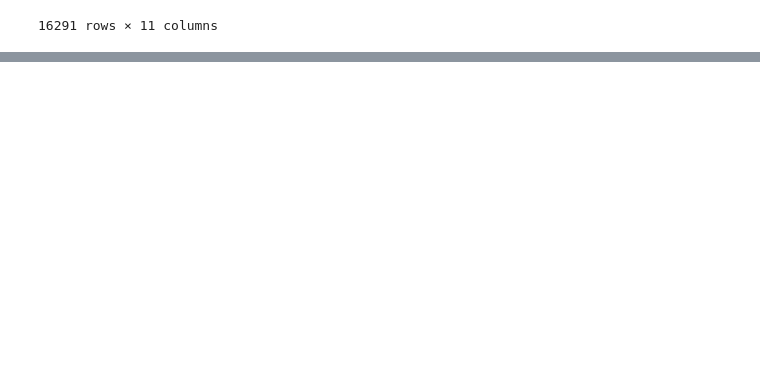
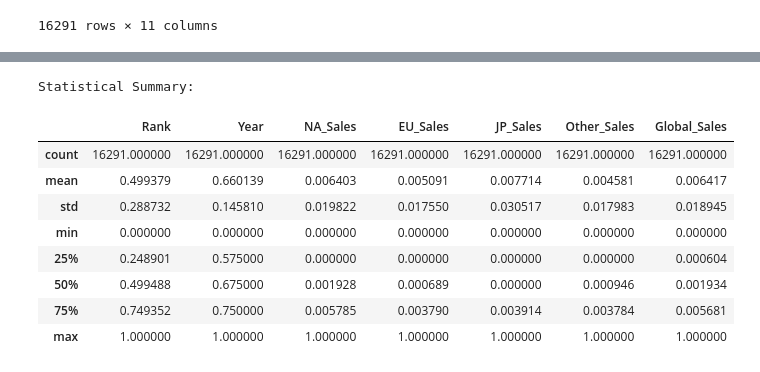
Before and after one commit to devanshijoshi09/AIForBusiness, a Jupyter notebook: Sales.ipynb, the cells around one changed output, grey strips where cells are left out. Saved outputs shown, nothing was run; the diff lists cells and outputs as text; code cells hidden in the pictures; blank space fills up the shorter version.

```diff
--- a/Sales.ipynb
+++ b/Sales.ipynb
@@ -153,0 +195,14 @@ df_scaled
+# %%
+print("\nStatistical Summary:")
+display(df_scaled.describe())
+# %% [output]
+Statistical Summary:
+|  | Rank | Year | NA_Sales | EU_Sales | JP_Sales | Other_Sales | Global_Sales |
+| count | 16291.000000 | 16291.000000 | 16291.000000 | 16291.000000 | 16291.000000 | 16291.000000 | 16291.000000 |
+| mean | 0.499379 | 0.660139 | 0.006403 | 0.005091 | 0.007714 | 0.004581 | 0.006417 |
+| std | 0.288732 | 0.145810 | 0.019822 | 0.017550 | 0.030517 | 0.017983 | 0.018945 |
+| min | 0.000000 | 0.000000 | 0.000000 | 0.000000 | 0.000000 | 0.000000 | 0.000000 |
+| 25% | 0.248901 | 0.575000 | 0.000000 | 0.000000 | 0.000000 | 0.000000 | 0.000604 |
+| 50% | 0.499488 | 0.675000 | 0.001928 | 0.000689 | 0.000000 | 0.000946 | 0.001934 |
+| 75% | 0.749352 | 0.750000 | 0.005785 | 0.003790 | 0.003914 | 0.003784 | 0.005681 |
+| max | 1.000000 | 1.000000 | 1.000000 | 1.000000 | 1.000000 | 1.000000 | 1.000000 |
```
Also changed, not shown: parts of 7 cells of this notebook.
